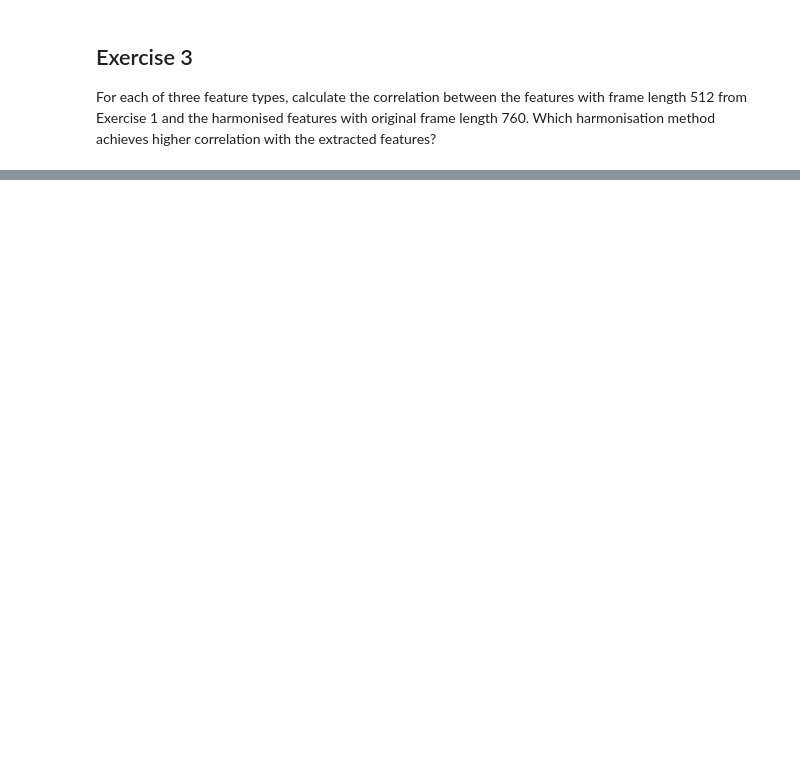
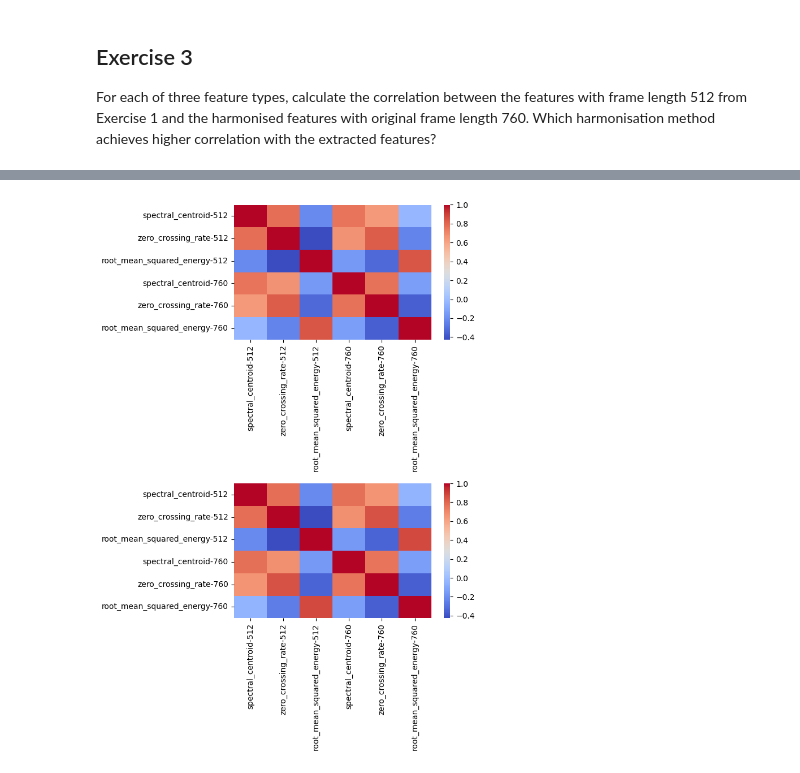
Before and after one commit to martijuanola/RWTH-AIiM, a Jupyter notebook: exercices/e4/e4-main.ipynb, the cells around one changed output, grey strips where cells are left out. Cells and saved outputs as stored; diff of their text form; code cells hidden in the pictures; blank space fills up the shorter version.

Commit message:
added plots

```diff
--- a/exercices/e4/e4-main.ipynb
+++ b/exercices/e4/e4-main.ipynb
@@ -236,8 +240,84 @@ Which harmonisation method achieves higher correlation with the extracted featur
 #get features with length 512
 features_512 = [x for x in features_df if "512" in x]
 #create correlation matrix for them
-correlation_512 = features_df[features_512].corr()
-print(correlation_512)
 
-#TODO add correlation matrix here for the harmonisation
+
+
+#get features with length 760 from both harmon. matrix
+hm1_760_feats = [x for x in hm1_df if "760" in x]
+
+hm2_760_feats = [x for x in hm2_df if "760" in x]
+
+
+
+
+features_512_df = features_df[features]
+features_760_hm1_df = hm1_df[hm1_760_feats]
+features_760_hm2_df = hm2_df[hm2_760_feats]
+
+
+"""
+#DEBUGGING
+print("!!!!!!!!!!!!!!!\n")
+
+print(features_760_hm1_df)
+
+
+print("!!!!!!!!!!!!!!!\n")
+
+
+print(features_760_hm2_df)
+
+
+print("!!!!!!!!!!!!!!!\n")
+"""
+
+
+corr_df1 = pd.concat([features_512_df,features_760_hm1_df],axis=1,join="inner")
+
+corr_df2 = pd.concat([features_512_df,features_760_hm2_df],axis=1,join="inner")
+
+cor_mat1 = corr_df1.corr()
+
+cor_mat2 = corr_df2.corr()
+
+
+"""
+#DEBUGGING
+print("!!!!!!!!!!!!!!!\n")
+
+print(corr_df1)
+
+
+print("!!!!!!!!!!!!!!!\n")
+
+
+print(corr_df2)
+
+
+print("!!!!!!!!!!!!!!!\n")
+"""
+
+
+print("First Correlation Matrix \n")
+
+print(cor_mat1)
+
+print("\n")
+
+print("Second Correlation Matrix \n")
+
+print(cor_mat2)
+
+print("\n")
+
+
+#COMPARE MATRIZES
+fig, axes = plt.subplots(nrows=2, ncols=1, figsize=(7, 10))
+
+
+sns.heatmap(cor_mat1,ax=axes[0],cmap="coolwarm")
+sns.heatmap(cor_mat2,ax=axes[1],cmap="coolwarm")
+
+plt.tight_layout()
 # %% [output]
@@ -252,0 +341 @@ root_mean_squared_energy-512                      1.000000
+[figure, added]
```
Also changed, not shown: parts of 6 cells of this notebook.
